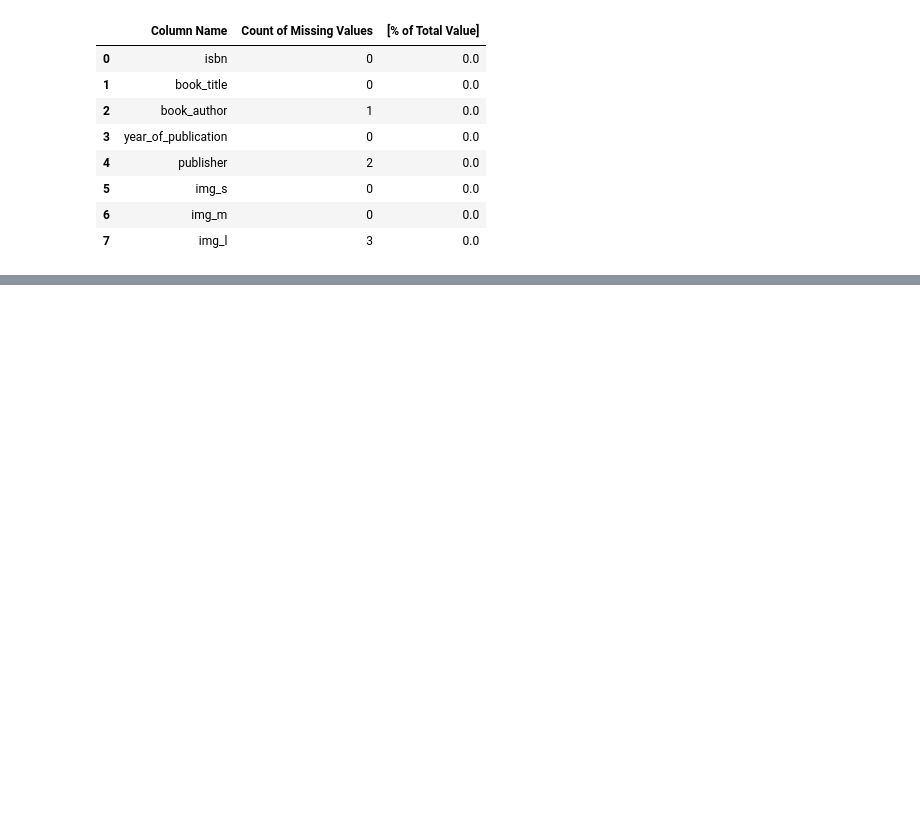
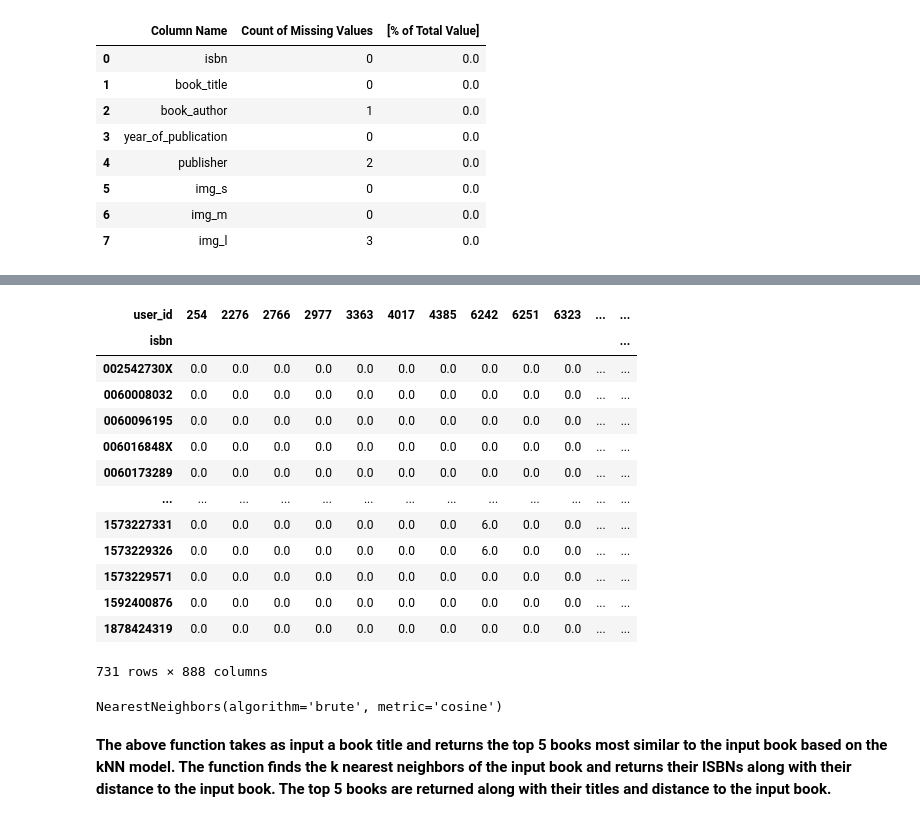
Before and after one commit to Gautamadarshi/Book-Recommendation-System, a Jupyter notebook: Book_Recommendendation_System.ipynb, the cells around one changed output, grey strips where cells are left out. Cells and saved outputs as stored; diff of their text form; code cells hidden in the pictures; blank space fills up the shorter version.

```diff
--- a/Book_Recommendendation_System.ipynb
+++ b/Book_Recommendendation_System.ipynb
@@ -857,0 +1134,35 @@ missing_values(books)
+# %%
+# Set a minimum number of ratings
+min_ratings = 100
+
+# Filter books with at least min_ratings ratings
+book_counts = ratings['isbn'].value_counts()
+valid_books = book_counts[book_counts >= min_ratings].index
+final_ratings = ratings[ratings['isbn'].isin(valid_books)]
+
+min_ratings=200
+
+# Filter users with at least min_ratings ratings
+user_counts = ratings['user_id'].value_counts()
+valid_users = user_counts[user_counts >= min_ratings].index
+final_ratings = final_ratings[final_ratings['user_id'].isin(valid_users)]
+
+# Create a pivot table of books and their ratings by each user for the training data
+final_ratings_pivot = final_ratings.pivot(index='isbn', columns='user_id', values='book_rating').fillna(0)
+# %%
+final_ratings_pivot
+# %% [output]
+| user_id | 254 | 2276 | 2766 | 2977 | 3363 | 4017 | 4385 | 6242 | 6251 | 6323 | ... | ... |
+| isbn |  |  |  |  |  |  |  |  |  |  |  | ... |
+| 002542730X | 0.0 | 0.0 | 0.0 | 0.0 | 0.0 | 0.0 | 0.0 | 0.0 | 0.0 | 0.0 | ... | ... |
+| 0060008032 | 0.0 | 0.0 | 0.0 | 0.0 | 0.0 | 0.0 | 0.0 | 0.0 | 0.0 | 0.0 | ... | ... |
+| 0060096195 | 0.0 | 0.0 | 0.0 | 0.0 | 0.0 | 0.0 | 0.0 | 0.0 | 0.0 | 0.0 | ... | ... |
+| 006016848X | 0.0 | 0.0 | 0.0 | 0.0 | 0.0 | 0.0 | 0.0 | 0.0 | 0.0 | 0.0 | ... | ... |
+| 0060173289 | 0.0 | 0.0 | 0.0 | 0.0 | 0.0 | 0.0 | 0.0 | 0.0 | 0.0 | 0.0 | ... | ... |
+| ... | ... | ... | ... | ... | ... | ... | ... | ... | ... | ... | ... | ... |
+| 1573227331 | 0.0 | 0.0 | 0.0 | 0.0 | 0.0 | 0.0 | 0.0 | 6.0 | 0.0 | 0.0 | ... | ... |
+| 1573229326 | 0.0 | 0.0 | 0.0 | 0.0 | 0.0 | 0.0 | 0.0 | 6.0 | 0.0 | 0.0 | ... | ... |
+| 1573229571 | 0.0 | 0.0 | 0.0 | 0.0 | 0.0 | 0.0 | 0.0 | 0.0 | 0.0 | 0.0 | ... | ... |
+| 1592400876 | 0.0 | 0.0 | 0.0 | 0.0 | 0.0 | 0.0 | 0.0 | 0.0 | 0.0 | 0.0 | ... | ... |
+| 1878424319 | 0.0 | 0.0 | 0.0 | 0.0 | 0.0 | 0.0 | 0.0 | 0.0 | 0.0 | 0.0 | ... | ... |
+731 rows × 888 columns
@@ -857,0 +1172,6 @@ missing_values(books)
+# %%
+# create a KNN model
+model_knn = NearestNeighbors(metric='cosine', algorithm='brute')
+model_knn.fit(ratings_matrix)
+# %% [output]
+NearestNeighbors(algorithm='brute', metric='cosine')
@@ -857,0 +1205,2 @@ missing_values(books)
+# %% [markdown]
+**The above function takes as input a book title and returns the top 5 books most similar to the input book based on the kNN model. The function finds the k nearest neighbors of the input book and returns their ISBNs along with their distance to the input book. The top 5 books are returned along with their titles and distance to the input book.**
```
Also changed, not shown: parts of 67 cells of this notebook.
